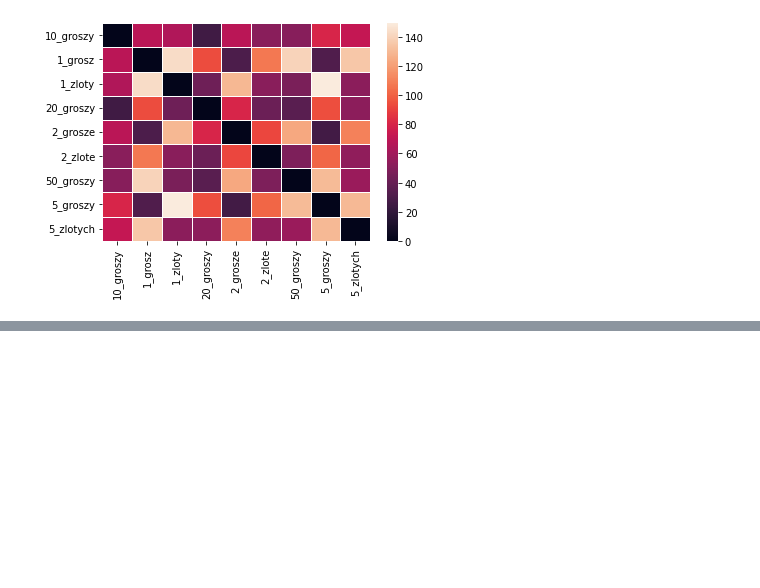
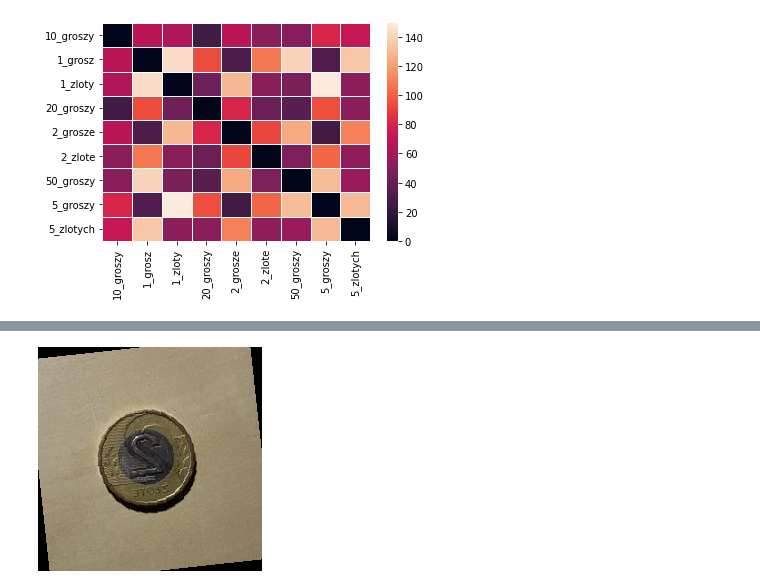
Before and after one commit to melehean/Polish-Coins-Classification, a Jupyter notebook: coins.ipynb, the cells around one changed output, grey strips where cells are left out. Drawn from its saved outputs; the diff is of its cells as text; code cells hidden in the pictures; blank space fills up the shorter version.

Commit message:
Add augmentation example display

```diff
--- a/coins.ipynb
+++ b/coins.ipynb
@@ -49,0 +55,6 @@ plt.show()
+# %%
+tensor = augment(random_train_image)
+image = TF.to_pil_image(tensor)
+image
+# %% [output]
+[figure, added]
```
Also changed, not shown: parts of 2 cells of this notebook, 1 other file.
